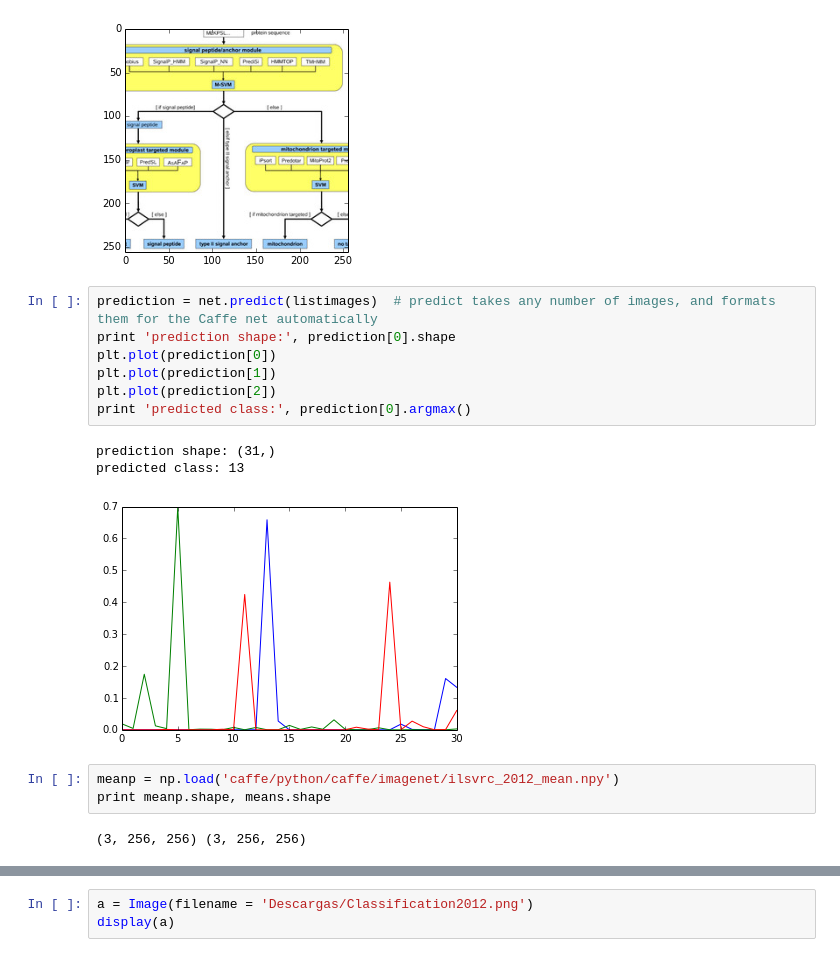
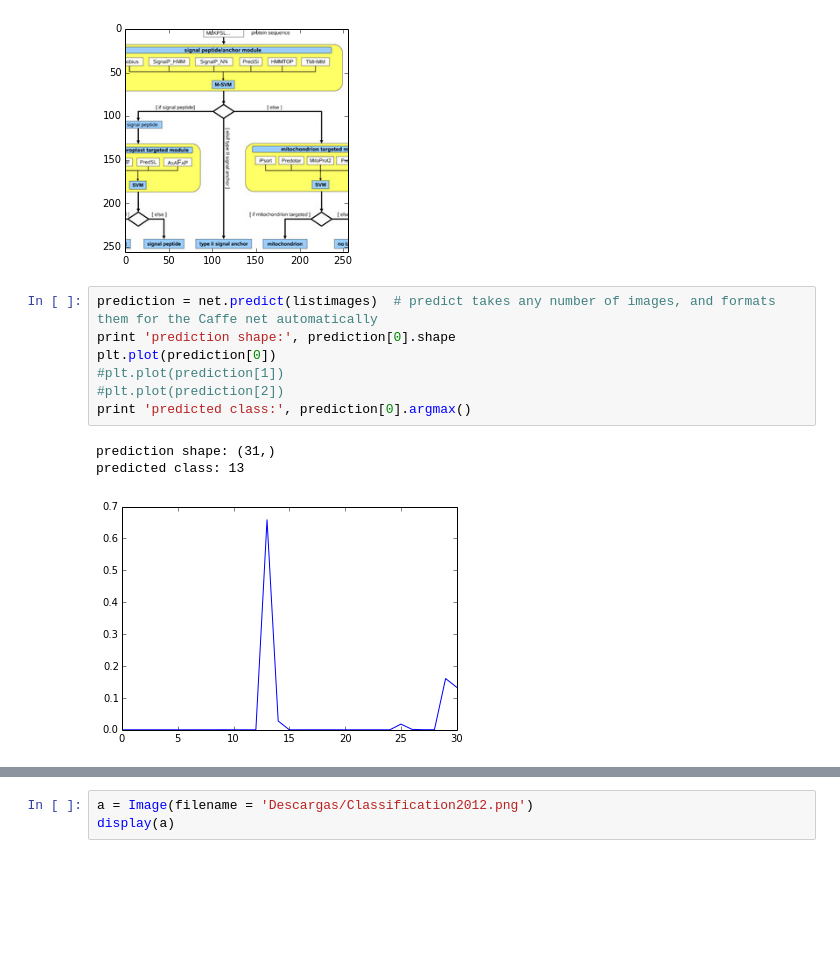
Before and after one commit to inulinux12/Imageclef-med-experimentation, a Jupyter notebook: Modality Classification.ipynb, the cells around one changed output, grey strips where cells are left out. Drawn from its saved outputs; the diff is of its cells as text; blank space fills up the shorter version.

```diff
--- a/Modality Classification.ipynb
+++ b/Modality Classification.ipynb
@@ -48,16 +50,11 @@ plt.imshow(input_image)
 # %%
 prediction = net.predict(listimages)  # predict takes any number of images, and formats them for the Caffe net automatically
 print 'prediction shape:', prediction[0].shape
 plt.plot(prediction[0])
-plt.plot(prediction[1])
-plt.plot(prediction[2])
+#plt.plot(prediction[1])
+#plt.plot(prediction[2])
 print 'predicted class:', prediction[0].argmax()
 # %% [output]
 prediction shape: (31,)
 predicted class: 13
-[figure, old version]
+[figure, new version]
-# %%
-meanp = np.load('caffe/python/caffe/imagenet/ilsvrc_2012_mean.npy')
-print meanp.shape, means.shape
-# %% [output]
-(3, 256, 256) (3, 256, 256)
```
Also changed, not shown: parts of 25 cells of this notebook.
